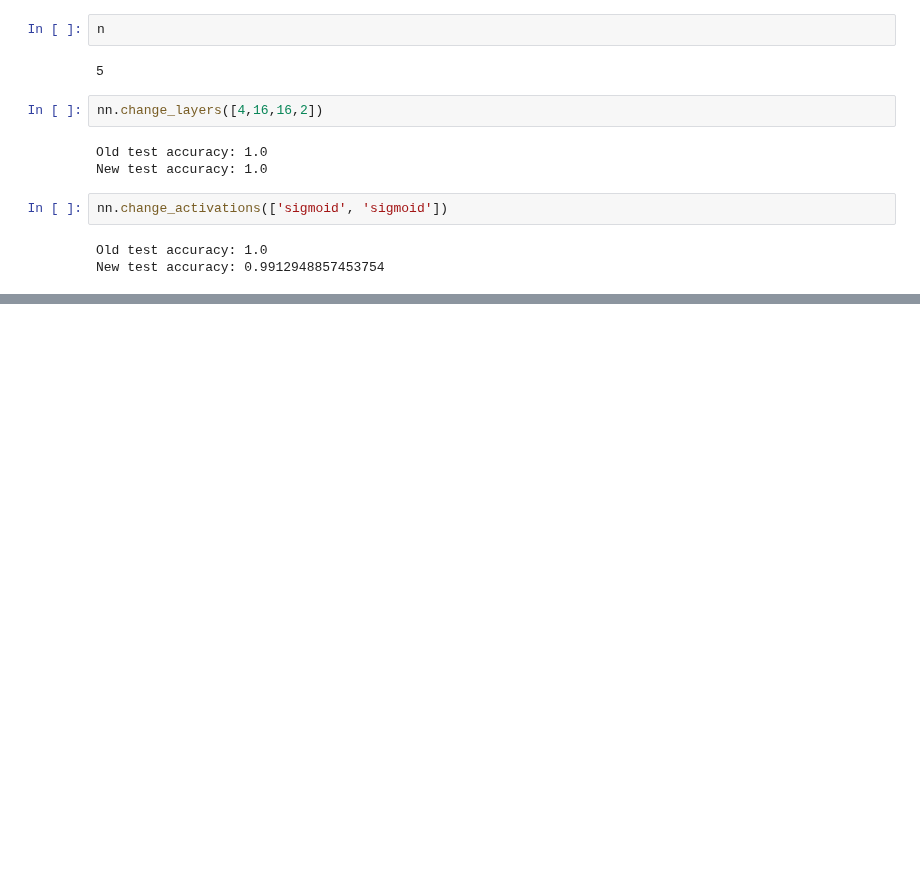
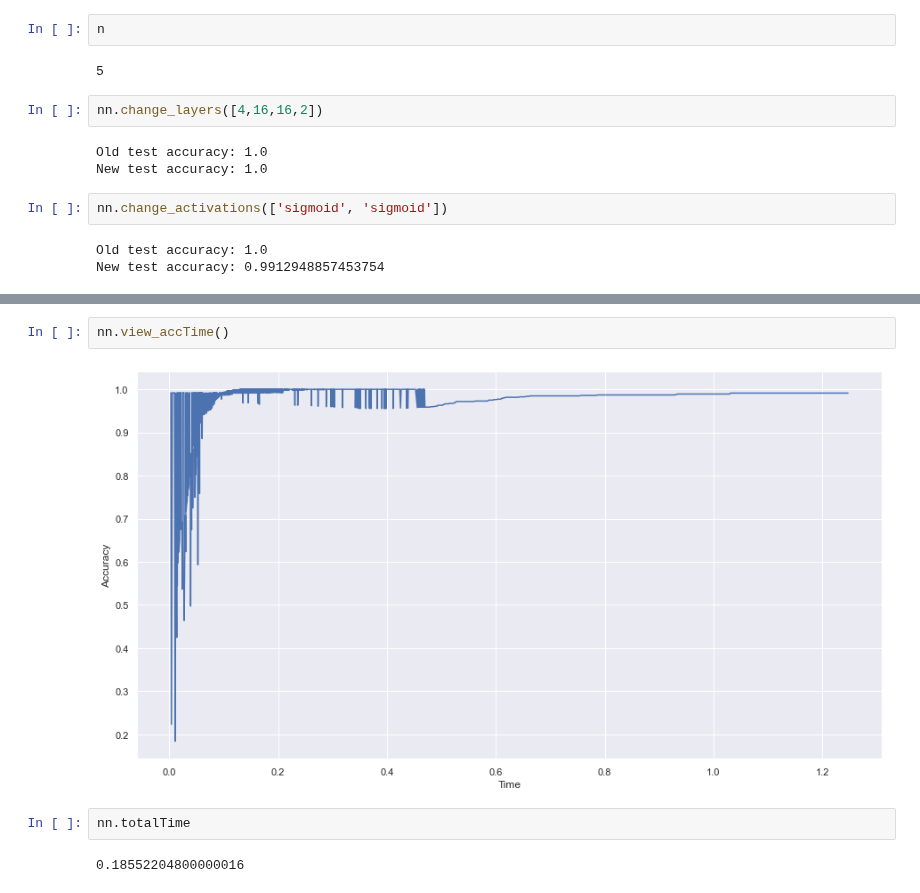
Before and after one commit to shaarick/F21BC, a Jupyter notebook: GoodNet.ipynb, the cells around one changed output, grey strips where cells are left out. Drawn from its saved outputs; the diff is of its cells as text; blank space fills up the shorter version.

```diff
--- a/GoodNet.ipynb
+++ b/GoodNet.ipynb
@@ -266,0 +280,8 @@ nn.view_accEpoch()
+# %%
+nn.view_accTime()
+# %% [output]
+[figure, added]
+# %%
+nn.totalTime
+# %% [output]
+0.18552204800000016
```
Also changed, not shown: parts of 8 cells of this notebook.
